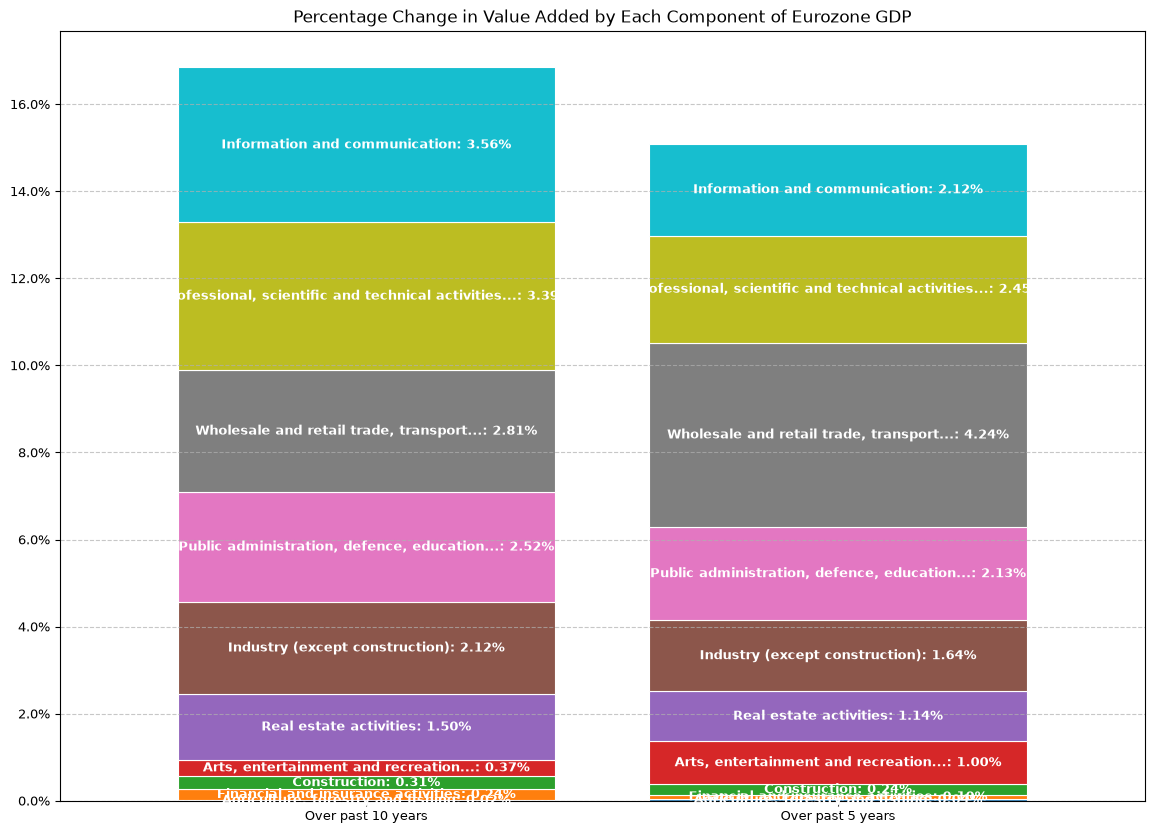
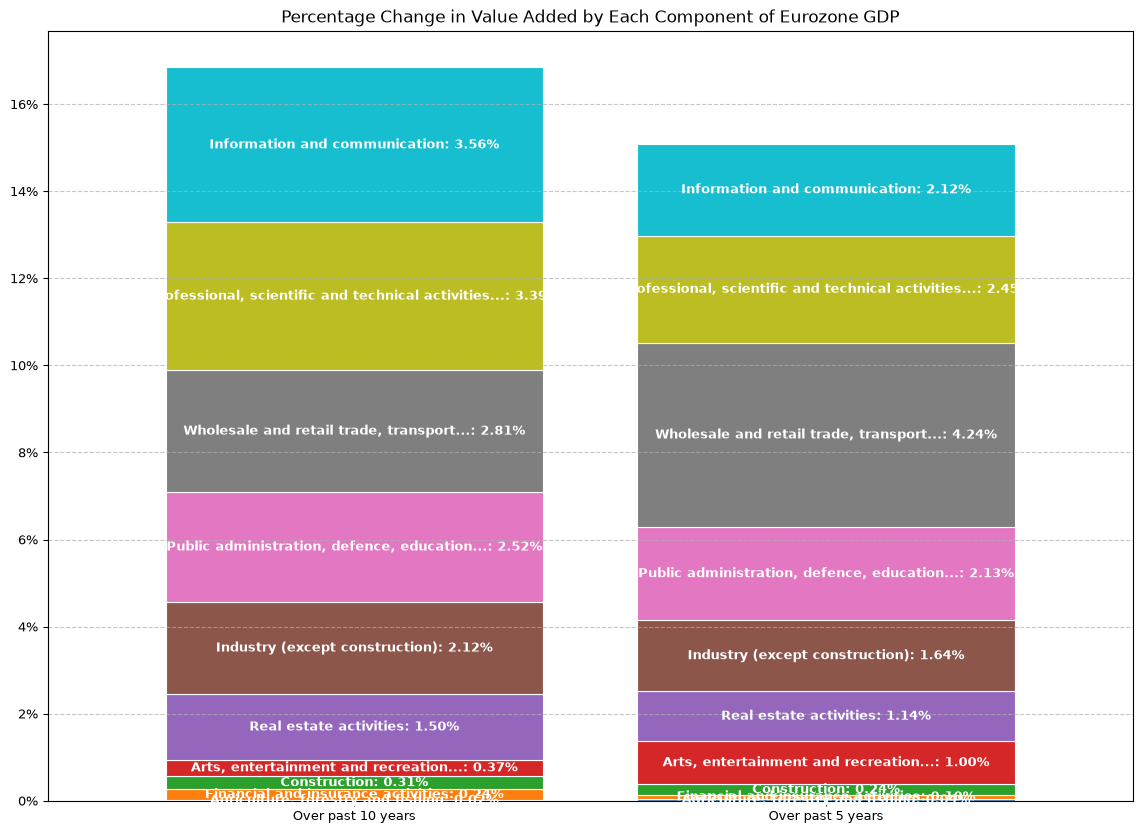
Code edit (unified diff) that turned the first committed figure into the second:
--- before
+++ after
@@ -3,5 +3,5 @@
                                        rot=0,# yticks=np.arange(-.01, y_max, .01),
                                        edgecolor='white', linewidth=0.8, width=0.8, fontsize=9)
-ax.yaxis.set_major_formatter(mtick.PercentFormatter(1))
+ax.yaxis.set_major_formatter(mtick.PercentFormatter(1, decimals=0))
 ax.get_legend().remove()
 for c in ax.containers:

Commit: Updated for pandas 3.x and improved visualisations